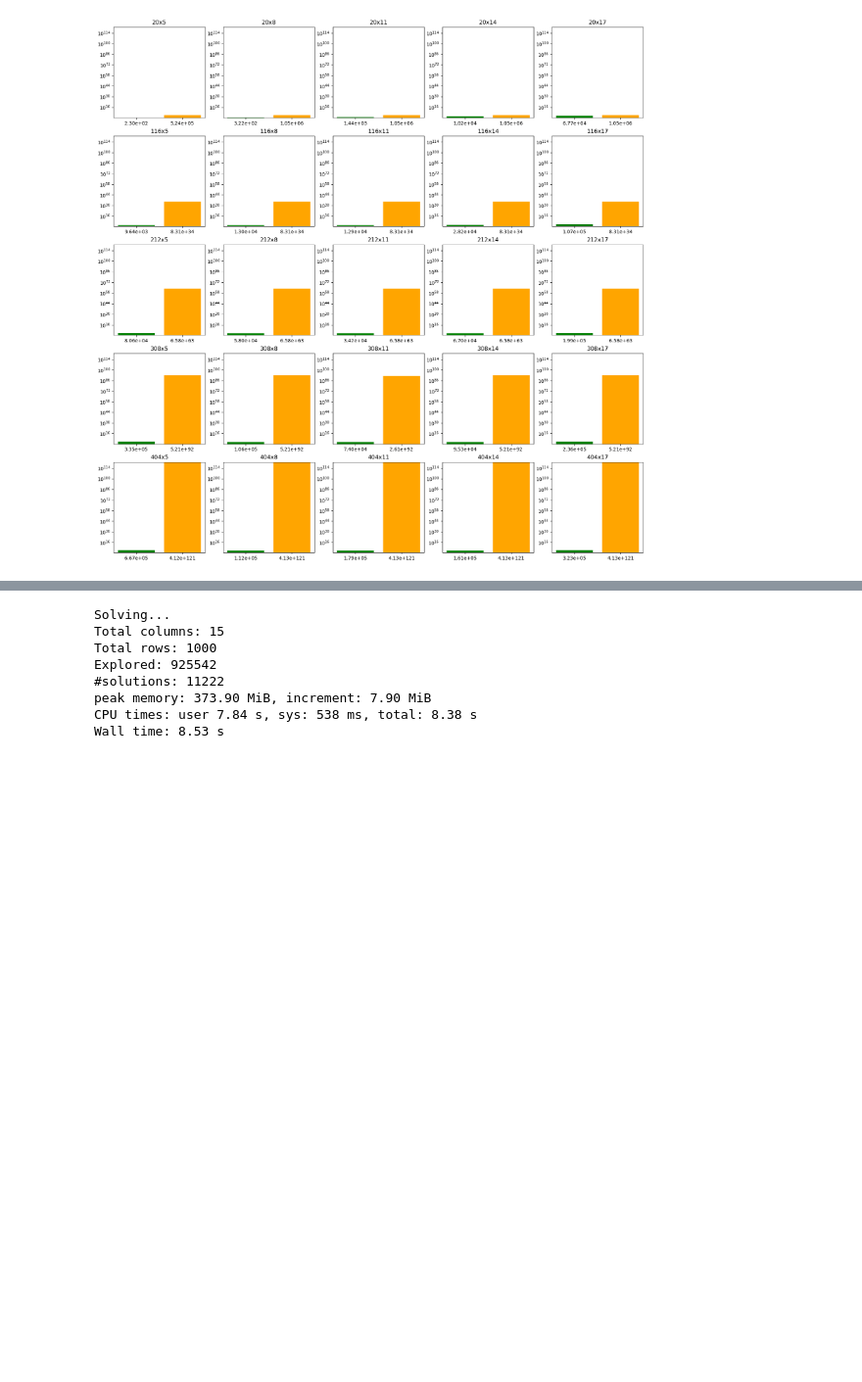
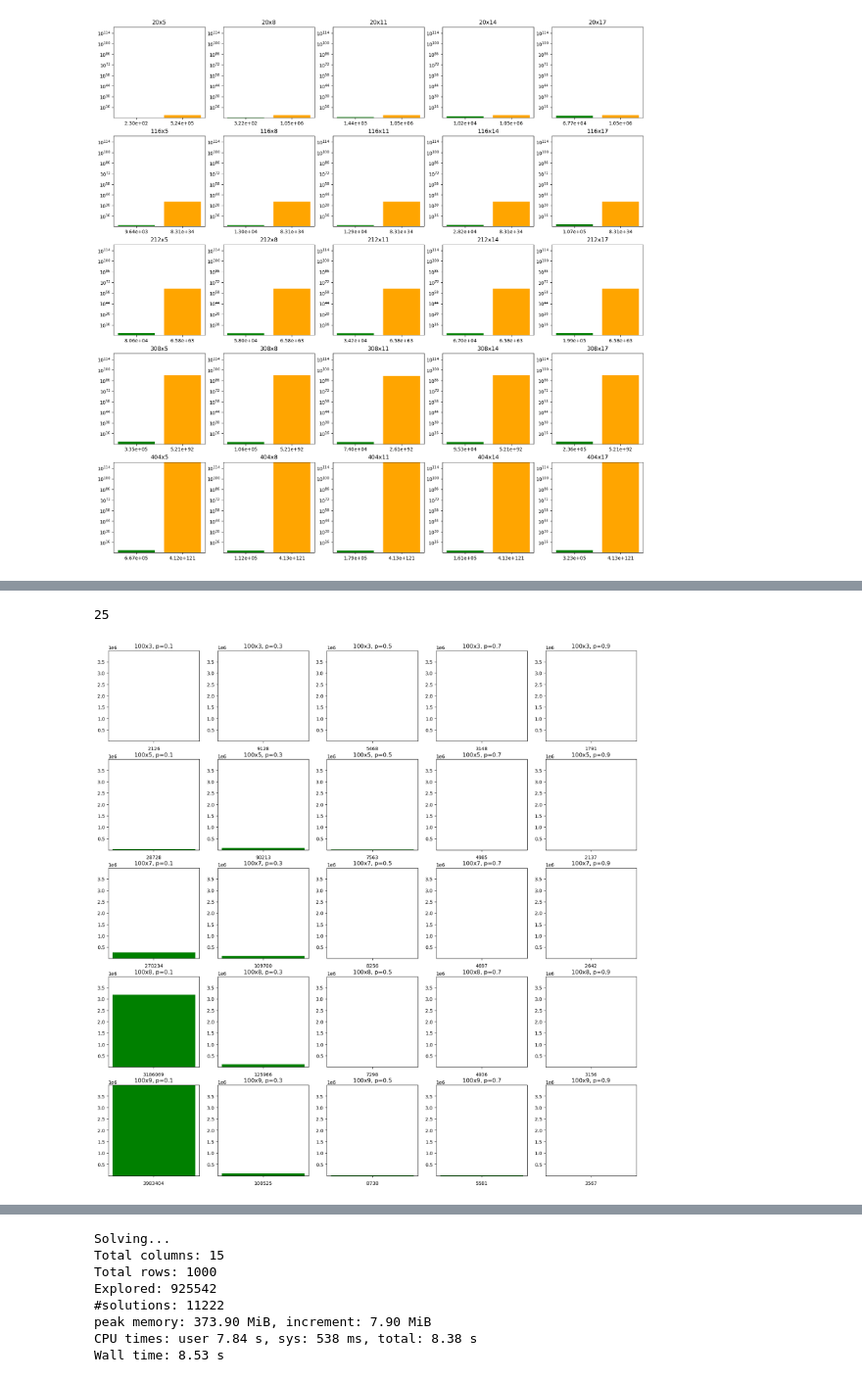
Before and after one commit to festad/University-Notes, a Jupyter notebook: algstrdat/prog/py/mem_eff_exact_cover.ipynb, the cells around one changed output, grey strips where cells are left out. Shown at 98% size. Saved outputs shown, nothing was run; the diff lists cells and outputs as text; code cells hidden in the pictures; blank space fills up the shorter version.

Commit message:
varying probabilities

```diff
--- a/algstrdat/prog/py/mem_eff_exact_cover.ipynb
+++ b/algstrdat/prog/py/mem_eff_exact_cover.ipynb
@@ -1155,3 +1155,6 @@ Wall time: 1.68 s
 # print(sol_sudoku_easy_9x9)
 # %% [markdown]
 ## Generating exact cover problems
+# %%
+probability = 0.9
+random.choices([0, 1], [1-probability, probability])
@@ -1158,7 +1163,7 @@ Wall time: 1.68 s
 # %%
 import random
 
-def generate_exact_cover(N, M, filename):
+def generate_exact_cover(N, M, filename, probability=0.5):
     if M > N:
         raise ValueError("M should be less than or equal to N to be sure that there is a solution")
 
@@ -1174,7 +1179,8 @@ def generate_exact_cover(N, M, filename):
     for i in range(N):
         if i not in selected_rows:
             for j in range(M):
-                matrix[i][j] = random.choice([0, 1])
+                # matrix[i][j] = random.choice([0, 1])
+                matrix[i][j] = random.choices([0, 1], [1-probability, probability])[0]
 
     # Write to file
     with open(filename, "w") as f:
@@ -1527,0 +1525,4 @@ plt.show()
+# %%
+probabilities = range(10, 100, 20)
+for p in probabilities:
+    print(f"Probability: {p/100}")
@@ -1527,0 +1597,28 @@ plt.show()
+# %%
+len(explored)
+# %% [output]
+25
+# %%
+# Plotting in a 5x5 grid 25 bar charts, each of them showing the number of explored nodes
+# for a different exact cover problem
+fig, axs = plt.subplots(sqrtN, sqrtN, figsize=(20,20))
+for i, (rows, cols, exp) in enumerate(explored):
+    ax = axs[i // sqrtN][i % sqrtN]
+    # color red
+    ax.bar([f""], [exp], color="green", log=False)
+    # y_ticks in exponential format
+    ax.ticklabel_format(axis='y', style='sci', scilimits=(0,0))
+    ax.set_title(f"{rows}x{cols}, p={probabilities[i % len(probabilities)]/100}")
+    # ax title font size
+    # ax.title.set_size(AX_TITLE_FONTSIZE)
+    ax.set_xlabel(f"{exp}")
+    # set y tick font size
+    ax.tick_params(axis='y', which='major')
+    # ax.set_ylabel("Number of explored nodes")
+    # Setting the y limit to the maximum number of explored nodes
+    ax.set_ylim(top=max([exp for _, _, exp in explored]), bottom=min([exp for _, _, exp in explored]))
+
+# title = fig.suptitle("Number of explored nodes for different exact cover problems", fontsize=24)
+plt.savefig(path_out+"explored_nodes_prob.pdf", dpi=300)
+# %% [output]
+[figure, added]
```
Also changed, not shown: parts of 19 cells of this notebook, 29 other files.
